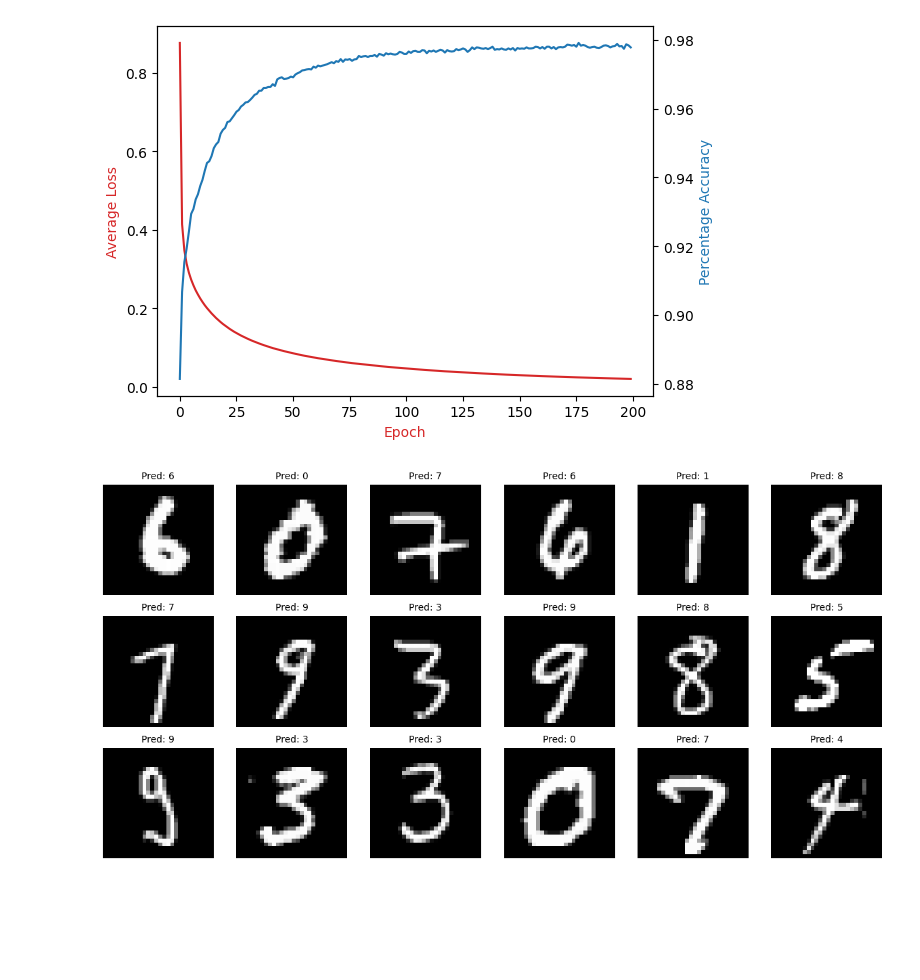
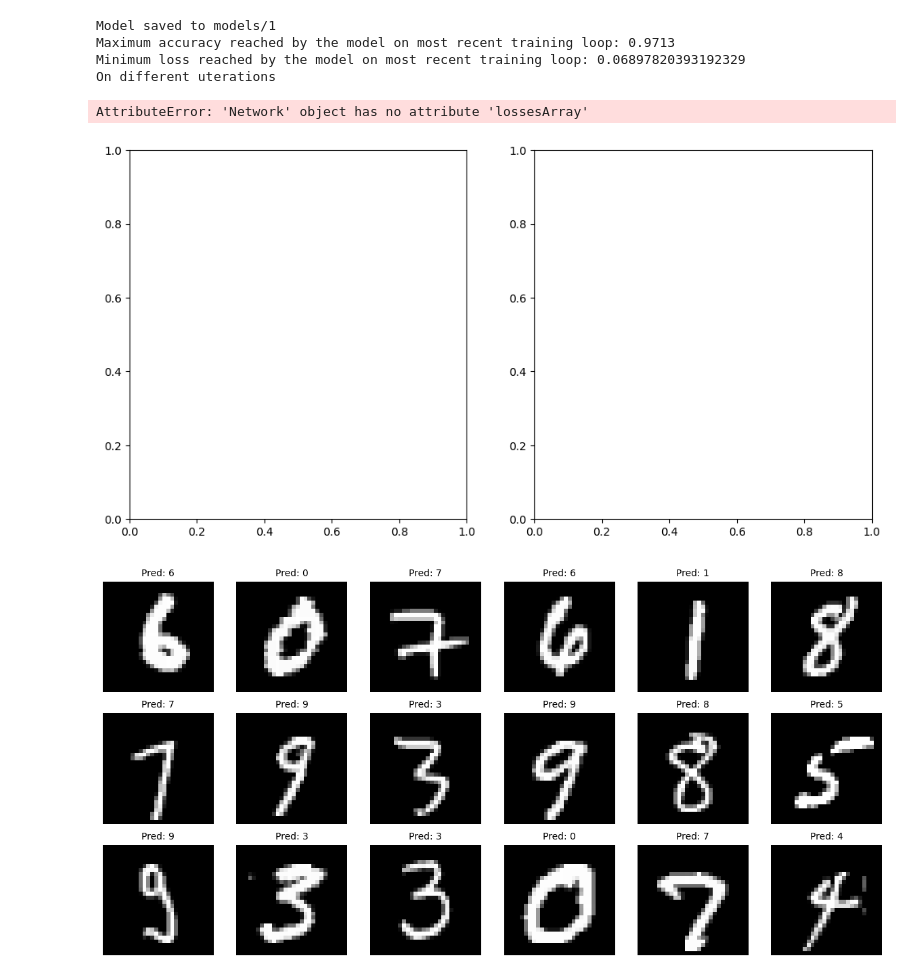
Before and after one commit to LaurenceRichards44/MNIST-Neural-Network, a Jupyter notebook: main.ipynb, the cells around one changed output. Cells and saved outputs as stored; diff of their text form; code cells hidden in the pictures; blank space fills up the shorter version.

```diff
--- a/main.ipynb
+++ b/main.ipynb
@@ -116,4 +147,2 @@ class Network():
 # %%
-model = Network((784, 128, 10))
-
-losses, accuracies = model.train(X_train, y_train, X_test, y_test, learningRate=0.01, epochs=200, batchSize=64)
+model = Network((784, 512, 256, 128, 10))
@@ -140,0 +149,4 @@ Epoch 200: Loss=0.0203  Test Accuracy=0.9778
+# %%
+#model.train(X_train, y_train, X_test, y_test, learningRate=0.001, epochs=100, batchSize=64)
+#model.train(X_train, y_train, X_test, y_test, learningRate=0.0005, epochs=100, batchSize=128)
+model.train(X_train, y_train, X_test, y_test, learningRate=0.0001, epochs=100, batchSize=256)
@@ -141,19 +171,42 @@ Epoch 200: Loss=0.0203  Test Accuracy=0.9778
+# %%
+model.save(f"models/1")
+print(f"Maximum accuracy reached by the model on most recent training loop: {np.max(model.accuracyArray[-1])}")
+print(f"Minimum loss reached by the model on most recent training loop: {np.min(model.lossesArray[-1])}")
+print("On the same iteration") if np.argmax(model.accuracyArray[-1])==np.argmin(model.lossesArray[-1]) else print("On different uterations")
+# %% [output]
+Model saved to models/1
+Maximum accuracy reached by the model on most recent training loop: 0.9713
+Minimum loss reached by the model on most recent training loop: 0.06897820393192329
+On different uterations
 # %%
-fig, ax1 = plt.subplots()
+fig, ax = plt.subplots(1, 2, figsize=(12,6))
 
-lossColor = "tab:red"
-ax1.plot(losses, color=lossColor)
-ax1.set_xlabel("Epoch", color=lossColor)
-ax1.set_ylabel("Average Loss", color=lossColor)
+losses = model.lossesArray.reshape(1,-1)
+accuracy = model.accuracyArray.reshape(1,-1)
+n = len(accuracy)
 
-accuracyColor = "tab:blue"
-ax2 = ax1.twinx()
-ax2.plot(accuracies, color=accuracyColor)
-ax2.set_ylabel("Percentage Accuracy", color=accuracyColor)
+ax[0].plot(losses, color='red', linestyle='-', label='Model Loss')
+ax[0].set_xlabel("Epoch")
+ax[0].set_ylabel("Average Loss")
+ax[0].legend()
 
+fitRange = np.linspace(0, n, n).reshape(-1,1)
+fitVals = accuracy
+fit = LinearRegression().fit(fitRange, fitVals)
+plotRange = np.linspace(0, n, n).reshape(-1,1)
+plotVals = fit.predict(plotRange)
+
+ax[1].plot(accuracy, color='blue', linestyle='-', label='Model Accuracy')
+ax[1].plot(plotRange, plotVals, color='red', linestyle='--', label='Linear Fit')
+ax[1].set_xlabel("Epoch")
+ax[1].set_ylabel("Percentage Accuracy")
+ax[1].legend()
+
+plt.tight_layout()
 plt.show()
 # %% [output]
+AttributeError: 'Network' object has no attribute 'lossesArray'
-[figure, old version]
+[figure, new version]
 # %%
 offset = 2
 
```
Also changed, not shown: parts of 5 cells of this notebook, 5 other files.
